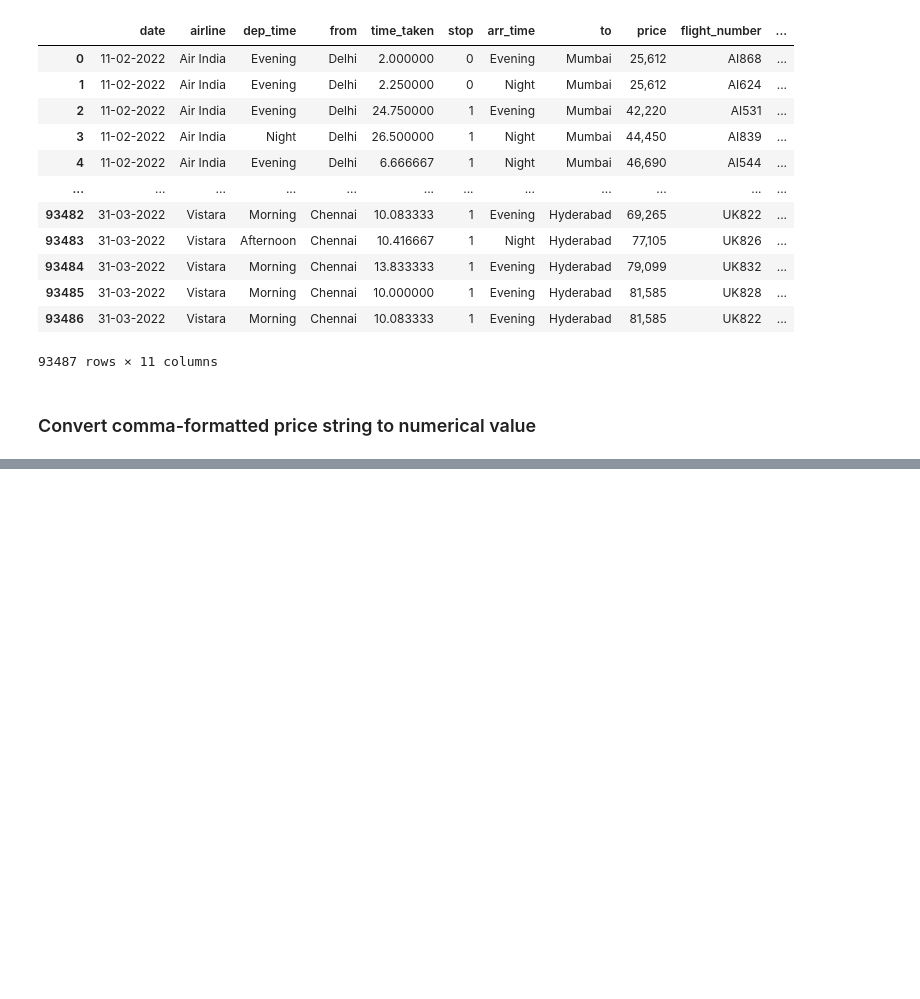
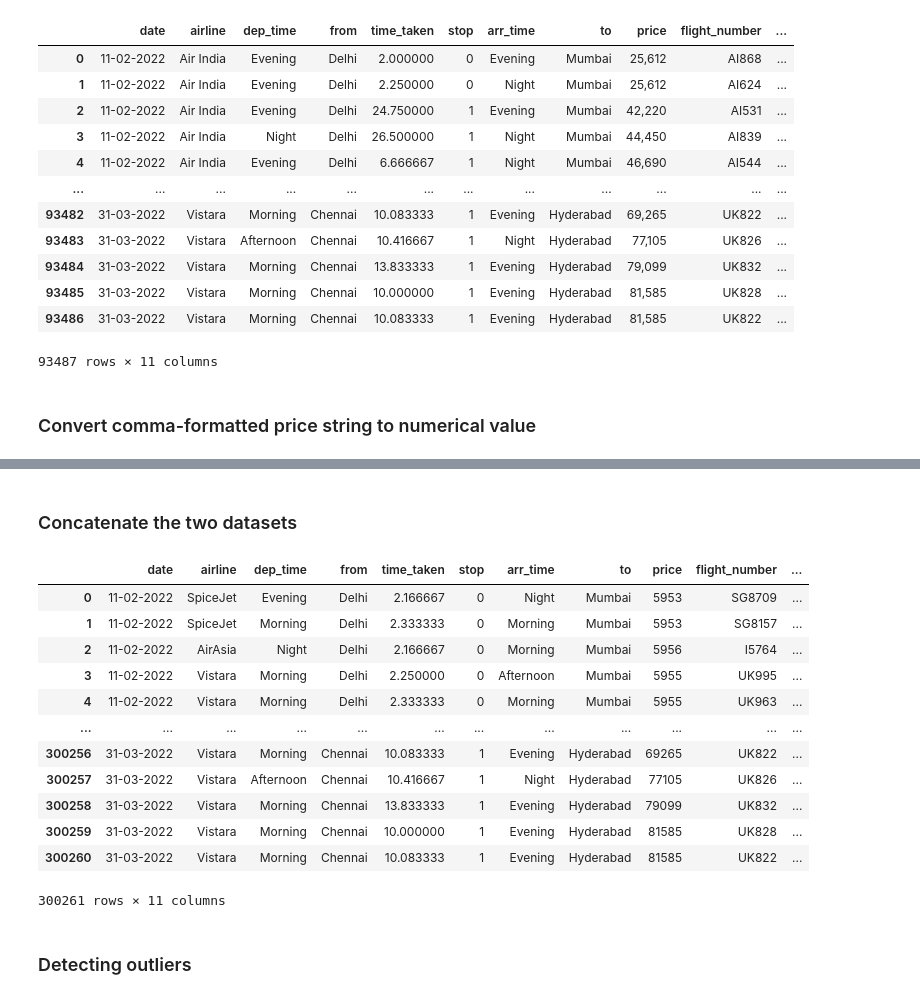
Before and after one commit to imiguelrodriguez/NECActivity1, a Jupyter notebook: data_preprocessing.ipynb, the cells around one changed output, grey strips where cells are left out. Cells and saved outputs as stored; diff of their text form; code cells hidden in the pictures; blank space fills up the shorter version.

```diff
--- a/data_preprocessing.ipynb
+++ b/data_preprocessing.ipynb
@@ -405,0 +441,22 @@ df_business
+# %% [markdown]
+### Concatenate the two datasets
+# %%
+df_combined = pd.concat([df_economy, df_business], ignore_index=True)
+
+df_combined
+# %% [output]
+|  | date | airline | dep_time | from | time_taken | stop | arr_time | to | price | flight_number | ... |
+| 0 | 11-02-2022 | SpiceJet | Evening | Delhi | 2.166667 | 0 | Night | Mumbai | 5953 | SG8709 | ... |
+| 1 | 11-02-2022 | SpiceJet | Morning | Delhi | 2.333333 | 0 | Morning | Mumbai | 5953 | SG8157 | ... |
+| 2 | 11-02-2022 | AirAsia | Night | Delhi | 2.166667 | 0 | Morning | Mumbai | 5956 | I5764 | ... |
+| 3 | 11-02-2022 | Vistara | Morning | Delhi | 2.250000 | 0 | Afternoon | Mumbai | 5955 | UK995 | ... |
+| 4 | 11-02-2022 | Vistara | Morning | Delhi | 2.333333 | 0 | Morning | Mumbai | 5955 | UK963 | ... |
+| ... | ... | ... | ... | ... | ... | ... | ... | ... | ... | ... | ... |
+| 300256 | 31-03-2022 | Vistara | Morning | Chennai | 10.083333 | 1 | Evening | Hyderabad | 69265 | UK822 | ... |
+| 300257 | 31-03-2022 | Vistara | Afternoon | Chennai | 10.416667 | 1 | Night | Hyderabad | 77105 | UK826 | ... |
+| 300258 | 31-03-2022 | Vistara | Morning | Chennai | 13.833333 | 1 | Evening | Hyderabad | 79099 | UK832 | ... |
+| 300259 | 31-03-2022 | Vistara | Morning | Chennai | 10.000000 | 1 | Evening | Hyderabad | 81585 | UK828 | ... |
+| 300260 | 31-03-2022 | Vistara | Morning | Chennai | 10.083333 | 1 | Evening | Hyderabad | 81585 | UK822 | ... |
+300261 rows × 11 columns
+# %% [markdown]
+### Detecting outliers
```
Also changed, not shown: parts of 30 cells of this notebook.
